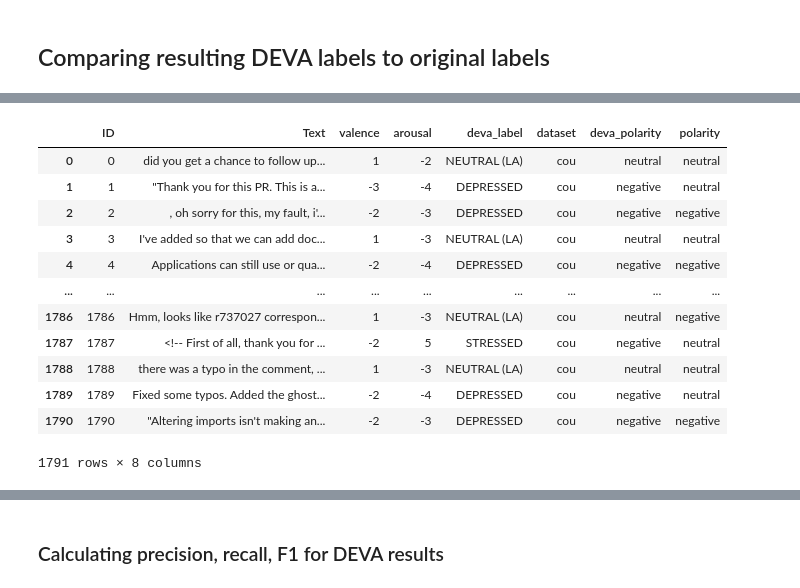
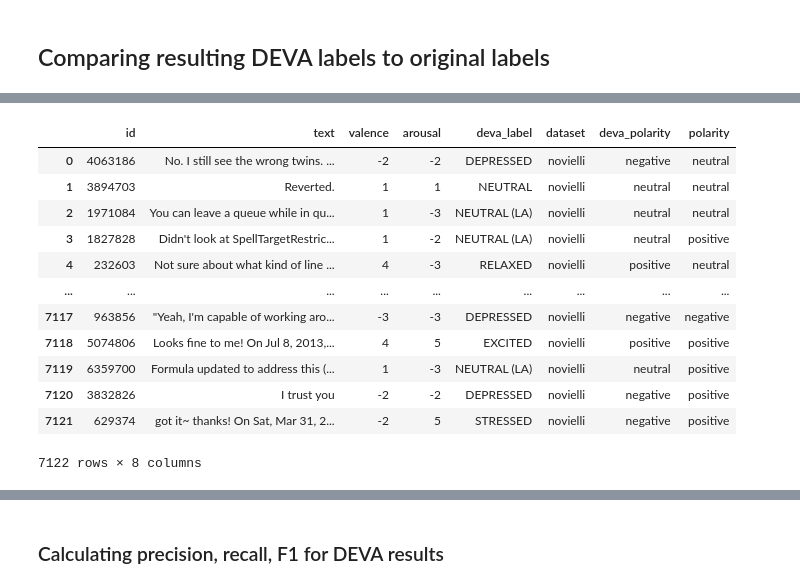
Before and after one commit to davidmrc6/bep, a Jupyter notebook: notebooks/main.ipynb, the cells around one changed output, grey strips where cells are left out. Cells and saved outputs as stored; diff of their text form; code cells hidden in the pictures.

```diff
--- a/notebooks/main.ipynb
+++ b/notebooks/main.ipynb
@@ -134,8 +135,8 @@ def parse_deva_output(filepath, dataset_label):
                 id_and_text, valence, arousal, label = parts
                 id_, text = id_and_text.split('\t', 1)  # split id from text on first tab
                 rows.append({
-                    'ID': id_.strip(),
-                    'Text': text.strip(),
+                    'id': id_.strip(),
+                    'text': text.strip(),
                     'valence': int(valence.strip()),
                     'arousal': int(arousal.strip()),
                     'deva_label': label.strip(),
@@ -143,6 +144,6 @@ def parse_deva_output(filepath, dataset_label):
                 })
     return pd.DataFrame(rows)
 # %%
-df_deva_gh = parse_deva_output(DEVA_OUTPUT_DIR / "nov_gh_out.txt", "nov_gh")
-df_deva_gh.head(5)
+df_deva_novielli = parse_deva_output(DEVA_OUTPUT_DIR / "nov_gh_out.txt", "novielli")
+df_deva_novielli.head(5)
 # %% [output]
@@ -178,6 +179,6 @@ def valence_to_polarity(v):
     else:
         return 'neutral'
 # %%
-df_deva_gh['deva_polarity'] = df_deva_gh['valence'].apply(valence_to_polarity)
-df_deva_gh
+df_deva_novielli['deva_polarity'] = df_deva_novielli['valence'].apply(valence_to_polarity)
+df_deva_novielli
 # %% [output]
@@ -214,9 +215,9 @@ df_deva_cou
 # %% [markdown]
 ## Comparing resulting DEVA labels to original labels
 # %%
-merged_gh = df_deva_gh.assign(ID=df_deva_gh['ID'].astype(int)).merge(
-    df_gh[['ID', 'Polarity']],
-    on='ID'
-).rename(columns={"Polarity": "polarity"})
-
-merged_gh
+def merge_with_gold(df_pred, df_gold, id_type=None):
+    """Merge DEVA predictions with gold-standard labels on 'id'."""
+    df = df_pred.copy()
+    if id_type is not None:
+        df['id'] = df['id'].astype(id_type)
+    return df.merge(df_gold[['id', 'polarity']], on='id')
@@ -237,21 +224,18 @@ merged_gh
 # %%
-df_cou_labels = df_cou[['polarity']].copy()
-df_cou_labels.insert(0, 'ID', df_cou_labels.index.astype(str))
-df_cou_labels = df_cou_labels[df_cou_labels['polarity'].notna() & (df_cou_labels['polarity'] != 'undefined')]
-
-merged_cou = df_deva_cou.merge(df_cou_labels, on='ID')
-merged_cou
+# novielli: gold IDs are ints, DEVA output IDs are strings
+df_merged_novielli = merge_with_gold(df_deva_novielli, df_novielli, id_type=int)
+df_merged_novielli
 # %% [output]
-|  | ID | Text | valence | arousal | deva_label | dataset | deva_polarity | polarity |
-| 0 | 0 | did you get a chance to follow up... | 1 | -2 | NEUTRAL (LA) | cou | neutral | neutral |
-| 1 | 1 | "Thank you for this PR. This is a... | -3 | -4 | DEPRESSED | cou | negative | neutral |
-| 2 | 2 | , oh sorry for this, my fault, i'... | -2 | -3 | DEPRESSED | cou | negative | negative |
-| 3 | 3 | I've added so that we can add doc... | 1 | -3 | NEUTRAL (LA) | cou | neutral | neutral |
-| 4 | 4 | Applications can still use or qua... | -2 | -4 | DEPRESSED | cou | negative | negative |
+|  | id | text | valence | arousal | deva_label | dataset | deva_polarity | polarity |
+| 0 | 4063186 | No. I still see the wrong twins. ... | -2 | -2 | DEPRESSED | novielli | negative | neutral |
+| 1 | 3894703 | Reverted. | 1 | 1 | NEUTRAL | novielli | neutral | neutral |
+| 2 | 1971084 | You can leave a queue while in qu... | 1 | -3 | NEUTRAL (LA) | novielli | neutral | neutral |
+| 3 | 1827828 | Didn't look at SpellTargetRestric... | 1 | -2 | NEUTRAL (LA) | novielli | neutral | positive |
+| 4 | 232603 | Not sure about what kind of line ... | 4 | -3 | RELAXED | novielli | positive | neutral |
 | ... | ... | ... | ... | ... | ... | ... | ... | ... |
-| 1786 | 1786 | Hmm, looks like r737027 correspon... | 1 | -3 | NEUTRAL (LA) | cou | neutral | negative |
-| 1787 | 1787 | <!-- First of all, thank you for ... | -2 | 5 | STRESSED | cou | negative | neutral |
-| 1788 | 1788 | there was a typo in the comment, ... | 1 | -3 | NEUTRAL (LA) | cou | neutral | neutral |
-| 1789 | 1789 | Fixed some typos. Added the ghost... | -2 | -4 | DEPRESSED | cou | negative | neutral |
-| 1790 | 1790 | "Altering imports isn't making an... | -2 | -3 | DEPRESSED | cou | negative | negative |
+| 7117 | 963856 | "Yeah, I'm capable of working aro... | -3 | -3 | DEPRESSED | novielli | negative | negative |
+| 7118 | 5074806 | Looks fine to me! On Jul 8, 2013,... | 4 | 5 | EXCITED | novielli | positive | positive |
+| 7119 | 6359700 | Formula updated to address this (... | 1 | -3 | NEUTRAL (LA) | novielli | neutral | positive |
+| 7120 | 3832826 | I trust you | -2 | -2 | DEPRESSED | novielli | negative | positive |
+| 7121 | 629374 | got it~ thanks! On Sat, Mar 31, 2... | -2 | 5 | STRESSED | novielli | negative | positive |
-1791 rows × 8 columns
+7122 rows × 8 columns
```
Also changed, not shown: parts of 16 cells of this notebook.
